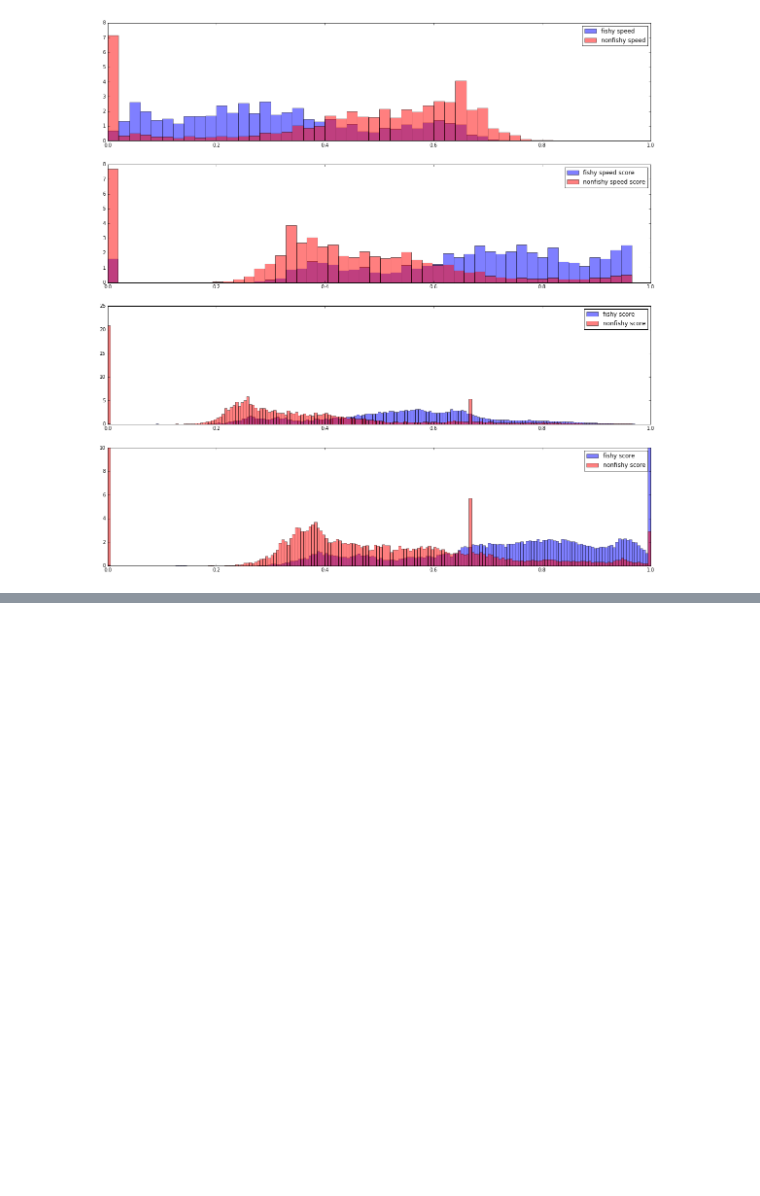
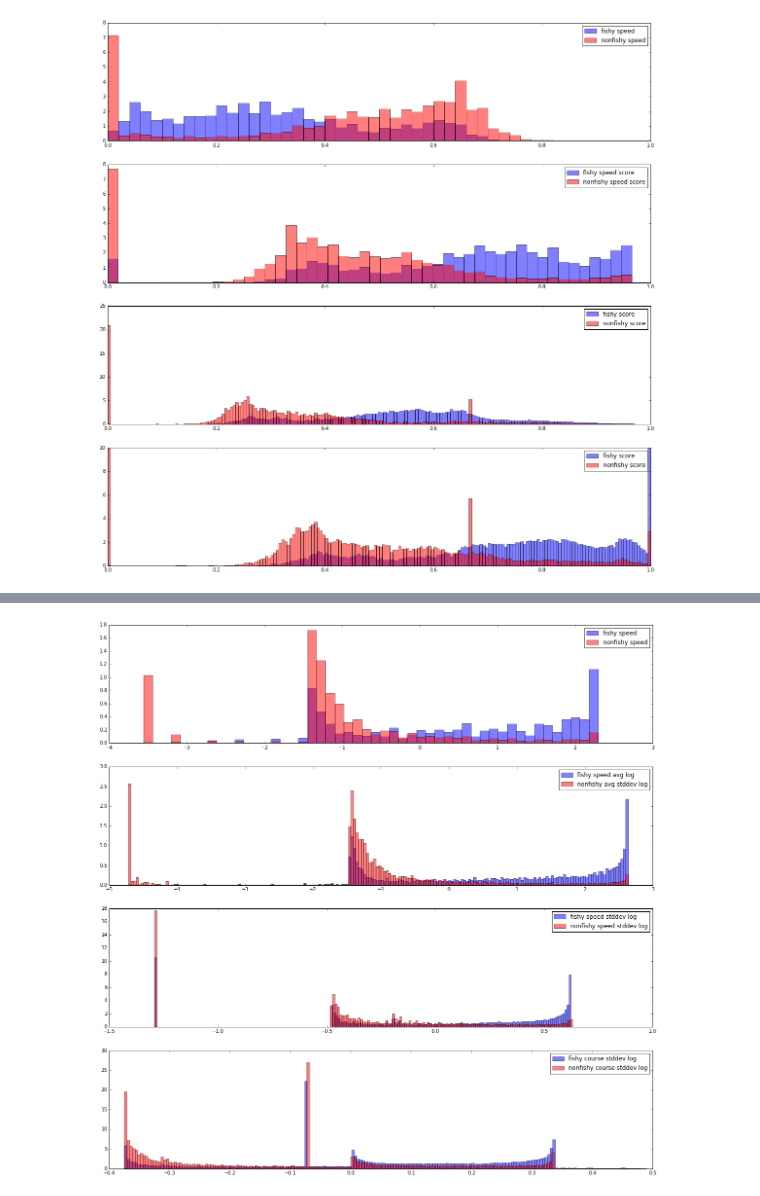
Before and after one commit to marketler/GFW_vessel_scoring, a Jupyter notebook: Classification vs measures.ipynb, the cells around one changed output, grey strips where cells are left out. Saved outputs shown, nothing was run; the diff lists cells and outputs as text; code cells hidden in the pictures; blank space fills up the shorter version.

```diff
--- a/Classification vs measures.ipynb
+++ b/Classification vs measures.ipynb
@@ -259,0 +260,26 @@ show()
+# %%
+histfix = figure(figsize=(20,20))
+
+histfix.add_subplot(411)
+hist(polynomial(clamp(xfishy["speed"]/17, 0, 1), *speed_args), bins=50, normed=True, color='b', alpha=0.5, label="fishy speed")
+hist(polynomial(clamp(xnonfishy["speed"]/17, 0, 1), *speed_args), bins=50, normed=True, color='r', alpha=0.5, label="nonfishy speed")
+legend()
+
+histfix.add_subplot(412)
+hist(polynomial(xfishy["measure_speeddavg"], *measure_speedavg_args), bins=200, normed=True, color='b', alpha=0.5, label="fishy speed avg log")
+hist(polynomial(xnonfishy["measure_speeddavg"], *measure_speedavg_args), bins=200, normed=True, color='r', alpha=0.5, label="nonfishy avg stddev log")
+legend()
+
+histfix.add_subplot(413)
+hist(polynomial(log10(xfishy["measure_speedddev"]+0.001), *measure_speedddev_args), bins=200, normed=True, color='b', alpha=0.5, label="fishy speed stddev log")
+hist(polynomial(log10(xnonfishy["measure_speedddev"]+0.001), *measure_speedddev_args), bins=200, normed=True, color='r', alpha=0.5, label="nonfishy speed stddev log")
+legend()
+
+histfix.add_subplot(414)
+hist(polynomial(log10(xfishy["measure_coursestddev"]+0.001), *measure_coursestddev_args), bins=200, normed=True, color='b', alpha=0.5, label="fishy course stddev log")
+hist(polynomial(log10(xnonfishy["measure_coursestddev"]+0.001), *measure_coursestddev_args), bins=200, normed=True, color='r', alpha=0.5, label="nonfishy course stddev log")
+legend()
+
+show()
+# %% [output]
+[figure, added]
```
Also changed, not shown: parts of 1 cell of this notebook.
